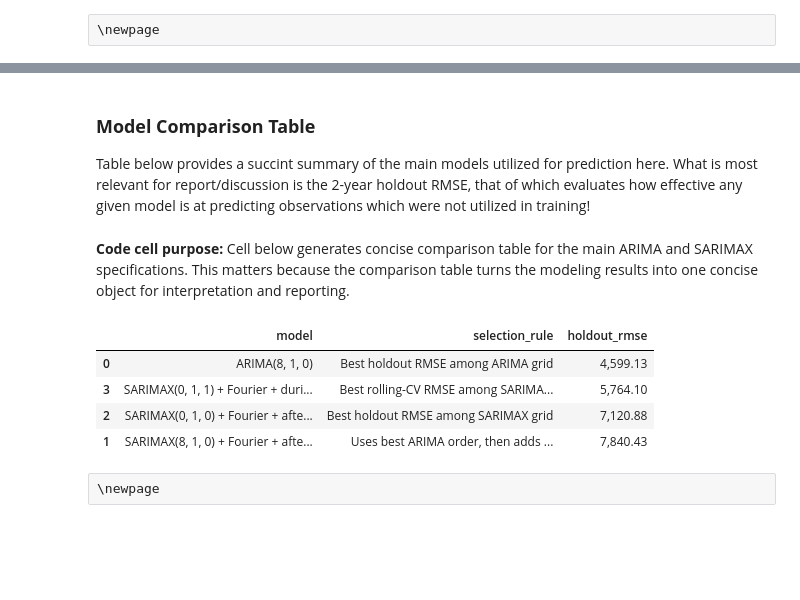
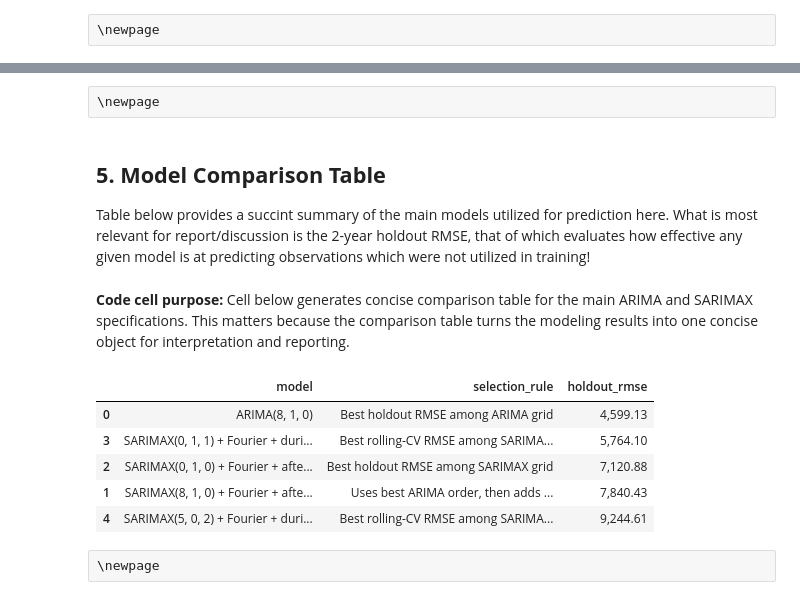
Before and after one commit to jeffreyhding/Econ148Project03, a Jupyter notebook: Final/Econ148Proj03.ipynb, the cells around one changed output, grey strips where cells are left out. Saved outputs shown, nothing was run; the diff lists cells and outputs as text; code cells hidden in the pictures; blank space fills up the shorter version.

```diff
--- a/Final/Econ148Proj03.ipynb
+++ b/Final/Econ148Proj03.ipynb
@@ -1738,0 +2047,12 @@ Root Mean Squared Error of Best Rolling-CV SARIMAX(0, 1, 1) Model: 5764.098
+# %%
+best_rmse_sarimax_gt = results_sarimax_gt_df.iloc[0]
+
+best_p_gt = int(best_rmse_sarimax_gt["p"])
+best_d_gt = int(best_rmse_sarimax_gt["d"])
+best_q_gt = int(best_rmse_sarimax_gt["q"])
+
+print(f"Best SARIMAX + Google Trends by rolling CV: SARIMAX({best_p_gt}, {best_d_gt}, {best_q_gt})")
+print(f"CV RMSE: {best_rmse_sarimax_gt['CV_RMSE']:.3f}")
+print(f"CV AIC: {best_rmse_sarimax_gt['CV_AIC']:.3f}")
+print(f"CV BIC: {best_rmse_sarimax_gt['CV_BIC']:.3f}")
+print(f"Successful CV splits: {int(best_rmse_sarimax_gt['n_success'])} / {int(best_rmse_sarimax_gt['n_splits'])}")
@@ -1738,0 +2069,22 @@ Root Mean Squared Error of Best Rolling-CV SARIMAX(0, 1, 1) Model: 5764.098
+# %%
+## Final two-year holdout evaluation, no future forecast due to Google Trends data only being available through the end of the observed period.
+best_rmse_sarimax_gt_model = SARIMAX(
+    ytrain_CA_gt,
+    exog=Xtrain_CA_gt,
+    order=(best_p_gt, best_d_gt, best_q_gt),
+    enforce_stationarity=False,
+    enforce_invertibility=False
+).fit(disp=False)
+
+print(best_rmse_sarimax_gt_model.summary())
+
+best_rmse_sarimax_gt_fcast = best_rmse_sarimax_gt_model.get_forecast(
+    steps=len(ytest_CA_gt),
+    exog=Xtest_CA_gt
+)
+
+best_rmse_sarimax_gt_yhat = best_rmse_sarimax_gt_fcast.predicted_mean
+best_rmse_sarimax_gt_yhat.index = ytest_CA_gt.index
+best_sarimax_rmse_gt = np.sqrt(mean_squared_error(ytest_CA_gt, best_rmse_sarimax_gt_yhat))
+
+print(f"\nFinal 2-year holdout RMSE for Best Rolling-CV SARIMAX({best_p_gt}, {best_d_gt}, {best_q_gt}) + Google Trends Model: {best_sarimax_rmse_gt:.3f}")
@@ -1739,43 +2148,49 @@ Root Mean Squared Error of Best Rolling-CV SARIMAX(0, 1, 1) Model: 5764.098
+# %% [raw]
+\newpage
 # %% [markdown]
-### **Model Comparison Table**
+## **5. Model Comparison Table**
 
 Table below provides a succint summary of the main models utilized for prediction here. What is most relevant for report/discussion is the 2-year holdout RMSE, that of which evaluates how effective any given model is at predicting observations which were not utilized in training!
 # %% [markdown]
 **Code cell purpose:** Cell below generates concise comparison table for the main ARIMA and SARIMAX specifications.
 This matters because the comparison table turns the modeling results into one concise object for interpretation and reporting.
 # %%
-## Building the table in a succint dataframe format!
 model_comparison = pd.DataFrame([
     {
         "model": f"ARIMA({int(best_rmse['p'])}, {int(best_rmse['d'])}, {int(best_rmse['q'])})",
         "selection_rule": "Best holdout RMSE among ARIMA grid",
         "holdout_rmse": best_rmse_rmse
     },
     {
         "model": f"SARIMAX({int(best_rmse['p'])}, {int(best_rmse['d'])}, {int(best_rmse['q'])}) + Fourier + after-COVID dummy",
         "selection_rule": "Uses best ARIMA order, then adds exog terms",
         "holdout_rmse": sarimax_rmse
     },
     {
         "model": f"SARIMAX({best_p}, {best_d}, {best_q}) + Fourier + after-COVID dummy",
         "selection_rule": "Best holdout RMSE among SARIMAX grid",
         "holdout_rmse": best_sarimax_rmse
     },
     {
         "model": f"SARIMAX({best_p_new}, {best_d_new}, {best_q_new}) + Fourier + during-COVID dummy",
         "selection_rule": "Best rolling-CV RMSE among SARIMAX grid",
         "holdout_rmse": best_sarimax_rmse_new
+    },
+    {
+        "model": f"SARIMAX({best_p_gt}, {best_d_gt}, {best_q_gt}) + Fourier + during-COVID dummy + Google Trends",
+        "selection_rule": "Best rolling-CV RMSE among SARIMAX + Google Trends grid; 2004+ sample only",
+        "holdout_rmse": best_sarimax_rmse_gt
     }
 ])
 
-## Displaying results!
 display(model_comparison.sort_values("holdout_rmse").round(3))
 # %% [output]
 |  | model | selection_rule | holdout_rmse |
 | 0 | ARIMA(8, 1, 0) | Best holdout RMSE among ARIMA grid | 4,599.13 |
 | 3 | SARIMAX(0, 1, 1) + Fourier + duri... | Best rolling-CV RMSE among SARIMA... | 5,764.10 |
 | 2 | SARIMAX(0, 1, 0) + Fourier + afte... | Best holdout RMSE among SARIMAX grid | 7,120.88 |
 | 1 | SARIMAX(8, 1, 0) + Fourier + afte... | Uses best ARIMA order, then adds ... | 7,840.43 |
+| 4 | SARIMAX(5, 0, 2) + Fourier + duri... | Best rolling-CV RMSE among SARIMA... | 9,244.61 |
 # %% [raw]
 \newpage
 # %% [markdown]
```
Also changed, not shown: parts of 29 cells of this notebook, 3 other files.
